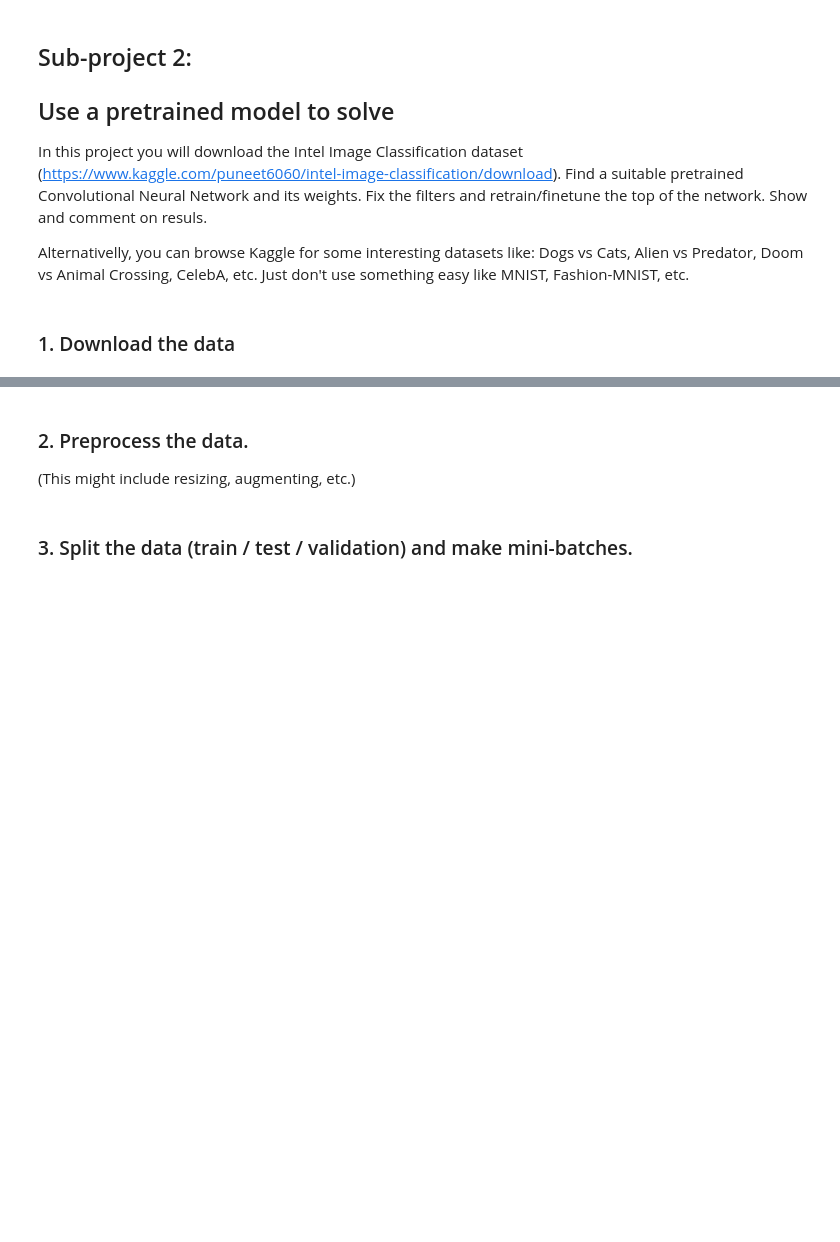
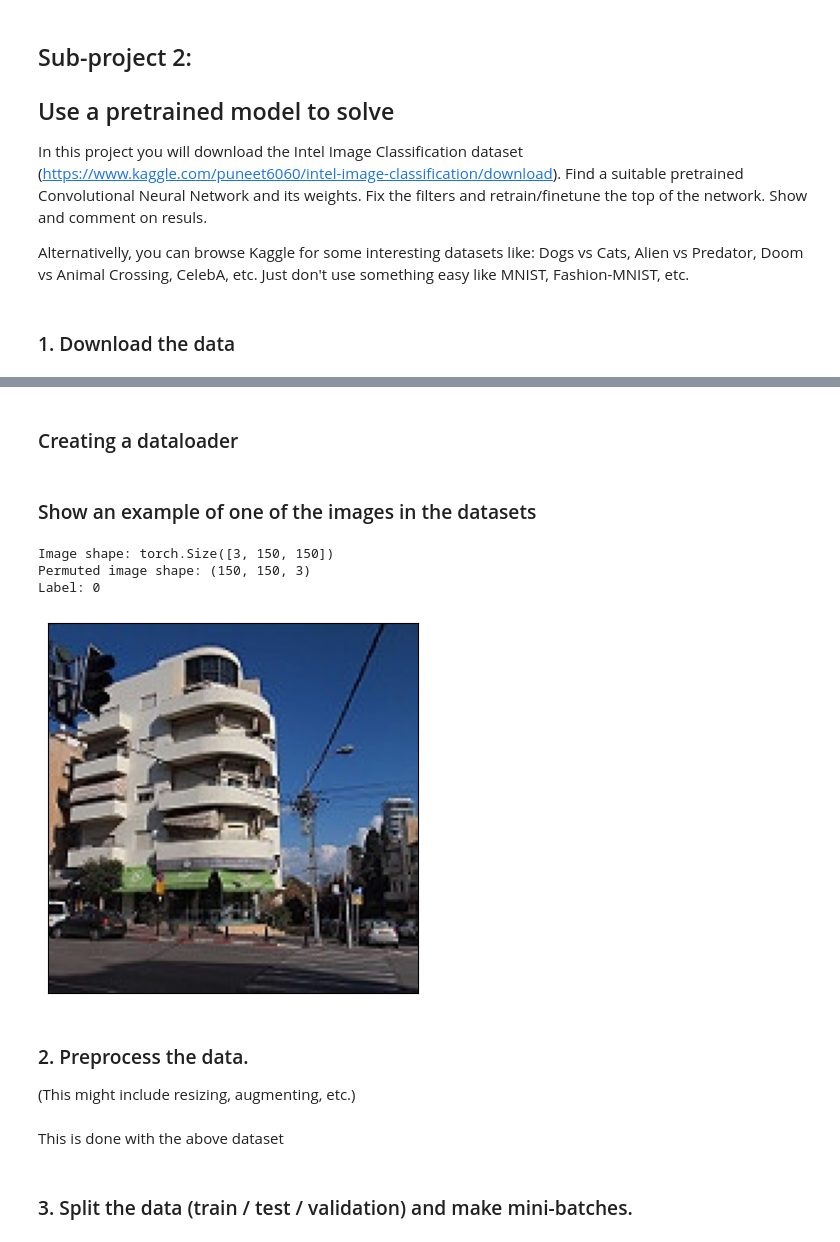
Before and after one commit to Tietgen-ITU/applied-artificial-intelligence, a Jupyter notebook: exercises/lecture-04/Convolutional_networks.ipynb, the cells around one changed output, grey strips where cells are left out. Drawn from its saved outputs; the diff is of its cells as text; code cells hidden in the pictures; blank space fills up the shorter version.

```diff
--- a/exercises/lecture-04/Convolutional_networks.ipynb
+++ b/exercises/lecture-04/Convolutional_networks.ipynb
@@ -235,0 +366,30 @@ Alternativelly, you can browse Kaggle for some interesting datasets like: Dogs v
+# %%
+categories = ["buildings", "forest", "glacier", "mountain", "sea", "street"]
+category_to_idx = {cat: idx for idx, cat in enumerate(categories)}
+data_dir = './data/proj-2'
+train_data_dir = os.path.join(data_dir, 'seg_train', 'seg_train')
+test_data_dir = os.path.join(data_dir, 'seg_test', 'seg_test')
+
+def load_data(dir_path):
+
+    result_df = pd.DataFrame(columns=['image', 'label'])
+
+    for category in categories:
+        current_path = os.path.join(dir_path, category)
+
+        images = os.listdir(current_path)
+        number_of_images = len(images)
+
+        current_df = pd.DataFrame({
+            'image': [os.path.join(current_path, img) for img in images],
+            'label': [category] * number_of_images
+        })
+
+        result_df = pd.concat([result_df, current_df], ignore_index=True)
+
+    return result_df
+
+train_df = load_data(train_data_dir)
+test_df = load_data(test_data_dir)
+# %% [markdown]
+### Creating a dataloader
@@ -236,6 +429,30 @@ Alternativelly, you can browse Kaggle for some interesting datasets like: Dogs v
+# %% [markdown]
+### Show an example of one of the images in the datasets
+# %%
+image, label = dataset[1000]
+permuted_image = image.permute(1, 2, 0).numpy()
+
+print(f"Image shape: {image.shape}") # Is (Color, height, width)
+print(f"Permuted image shape: {permuted_image.shape}") # Is (height, width, color)
+print(f"Label: {label}")
+
+def tensor_to_image(tensor):
+    img = plt.imshow(tensor.permute(1, 2, 0).numpy())
+    plt.axis('on')  # Hide axes
+    plt.xticks([])  # Hide x-ticks
+    plt.yticks([])  # Hide y-ticks
+
+tensor_to_image(image)
+# %% [output]
+Image shape: torch.Size([3, 150, 150])
+Permuted image shape: (150, 150, 3)
+Label: 0
+[figure, added]
 # %% [markdown]
 ### 2. Preprocess the data.
 
 (This might include resizing, augmenting, etc.)
+# %% [markdown]
+This is done with the above dataset
 # %% [markdown]
 ### 3. Split the data (train / test / validation) and make mini-batches.
```
Also changed, not shown: parts of 17 cells of this notebook, 8 other files.
